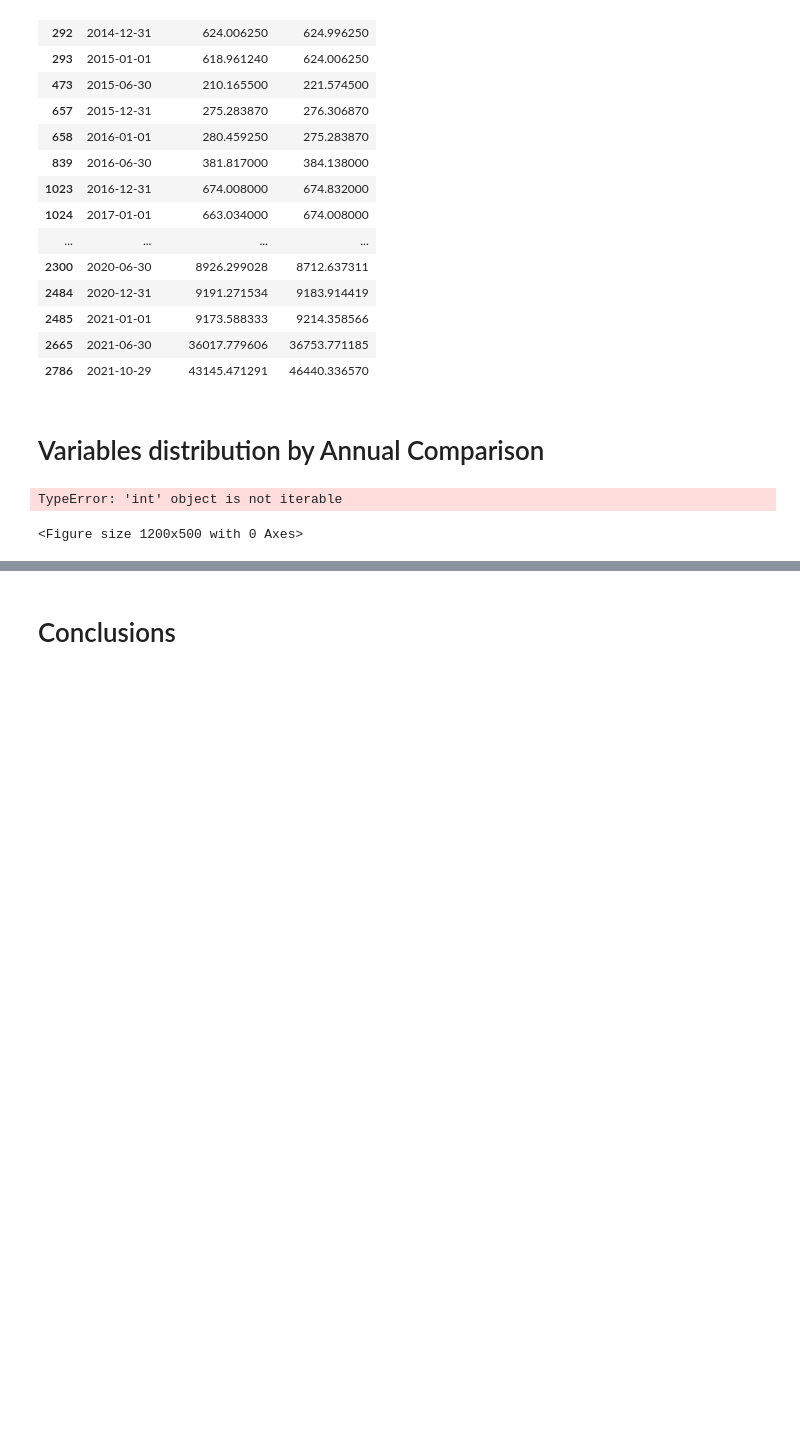
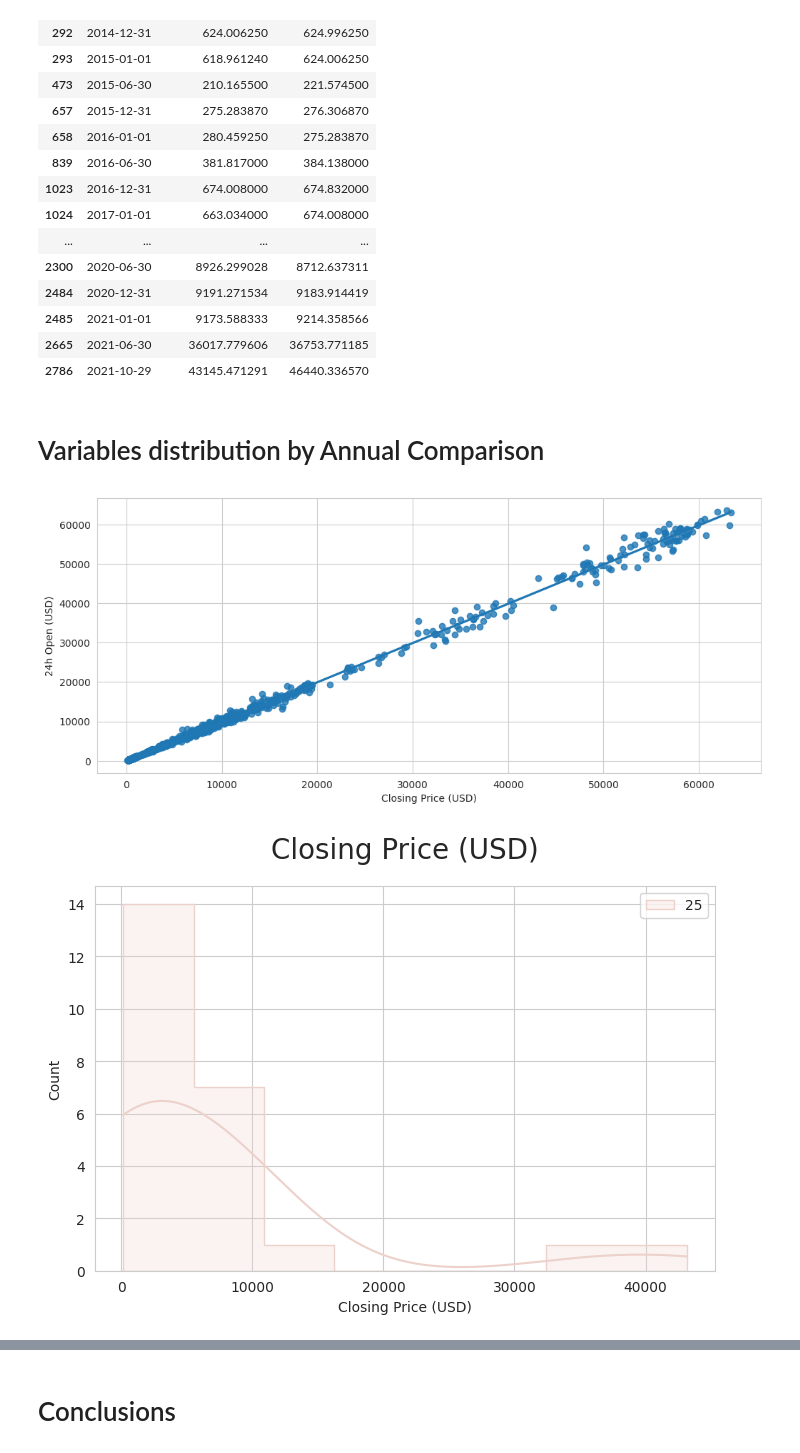
Before and after one commit to ksagep/fifth-milestone-project-bitcoin, a Jupyter notebook: jupyter_notebooks/Study_of_annual_comparison.ipynb, the cells around one changed output, grey strips where cells are left out. Saved outputs shown, nothing was run; the diff lists cells and outputs as text; code cells hidden in the pictures; blank space fills up the shorter version.

Commit message:
Build the variables distribution and visualize diagrams for variables.

```diff
--- a/jupyter_notebooks/Study_of_annual_comparison.ipynb
+++ b/jupyter_notebooks/Study_of_annual_comparison.ipynb
@@ -160,35 +160,35 @@ newdf_eda.head(25)
 # %%
 import pandas as pd
 import matplotlib.pyplot as plt
 import seaborn as sns
 sns.set_style('whitegrid')
 df = (pd.read_csv("/workspace/fifth-milestone-project-bitcoin/jupyter_notebooks/outputs/dataset/collection/Bitcoin_Price_Data.csv").drop(['24h High (USD)','24h Low (USD)'], axis=1))
-
+vars_to_study = ['Date', 'Closing Price (USD)', '24h Open (USD)']
 newdf = df[df['Date'].str.contains('2014-03-14|01-01|06-30|12-31|2021-10-29')]
-
+newdf_eda = newdf.filter(vars_to_study)
 def plot_numerical(newdf, col, target_var):
     plt.figure(figsize=(8, 5))
     sns.histplot(data=newdf, x=col, hue=25, kde=True, element="step")
     plt.title(f"{col}", fontsize=20, y=1.05)
     plt.show()
 
-def plot_categorical(newdf, col, target_var):
+def plot_categorical():
 
     plt.figure(figsize=(12, 5))
-    sns.countplot(data=newdf, x=col, hue=25, order=newdf[col].value_counts().index)
-    plt.xticks(rotation=90)
-    plt.title(f"{col}", fontsize=20, y=1.05)
+    sns.regplot(x=df["Closing Price (USD)"], y=df["24h Open (USD)"])
     plt.show()
 
-target_var = 'Date', 'Closing Price (USD)','24h Open (USD)'
+
+
+target_var = ['Date', 'Closing Price (USD)','24h Open (USD)']
 for col in vars_to_study:
 
     if newdf_eda[col].dtype == 'float64':
         plot_numerical(newdf_eda, col, target_var)
-        print("\n\n")
+        print()
     else:
-        plot_categorical(newdf_eda, col, target_var)
-        print("\n\n")
+        plot_categorical()
+        print()
 # %% [output]
-TypeError: 'int' object is not iterable
-<Figure size 1200x500 with 0 Axes>
+[figure, added]
+[figure, added]
```
Also changed, not shown: parts of 1 cell of this notebook.
